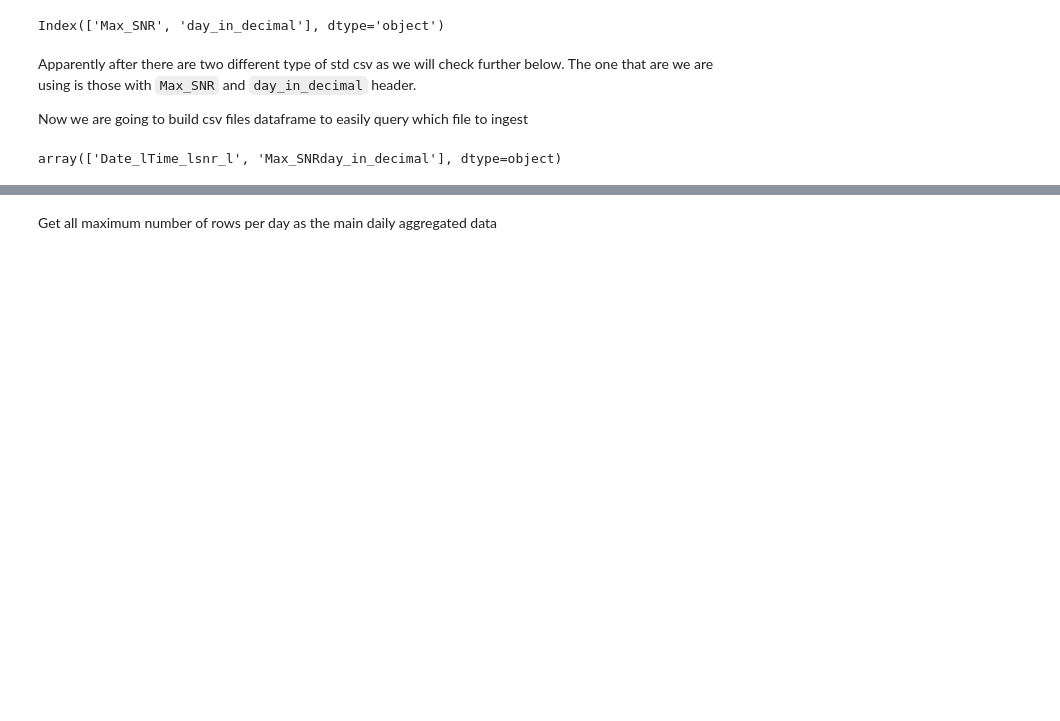
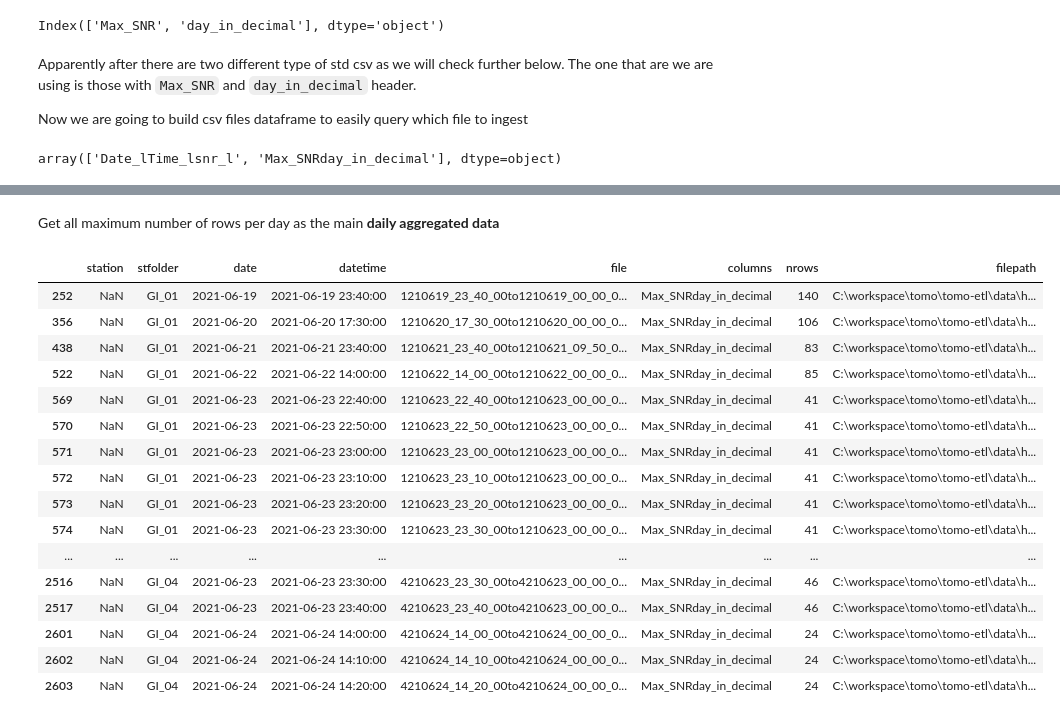
Before and after one commit to ptpsw/tomo-etl, a Jupyter notebook: etl.ipynb, the cells around one changed output, grey strips where cells are left out. Saved outputs shown, nothing was run; the diff lists cells and outputs as text; code cells hidden in the pictures; blank space fills up the shorter version.

```diff
--- a/etl.ipynb
+++ b/etl.ipynb
@@ -126,3 +189,24 @@ std_files_df
 # %% [markdown]
-Get all maximum number of rows per day as the main daily aggregated data
+Get all maximum number of rows per day as the main **daily aggregated data**
+# %%
+idx = std_files_df.groupby(["stfolder", "date"])['nrows'].transform(max) == std_files_df['nrows']
+std_files_df[idx]
+# %% [output]
+|  | station | stfolder | date | datetime | file | columns | nrows | filepath |
+| 252 | NaN | GI_01 | 2021-06-19 | 2021-06-19 23:40:00 | 1210619_23_40_00to1210619_00_00_0... | Max_SNRday_in_decimal | 140 | C:\workspace\tomo\tomo-etl\data\h... |
+| 356 | NaN | GI_01 | 2021-06-20 | 2021-06-20 17:30:00 | 1210620_17_30_00to1210620_00_00_0... | Max_SNRday_in_decimal | 106 | C:\workspace\tomo\tomo-etl\data\h... |
+| 438 | NaN | GI_01 | 2021-06-21 | 2021-06-21 23:40:00 | 1210621_23_40_00to1210621_09_50_0... | Max_SNRday_in_decimal | 83 | C:\workspace\tomo\tomo-etl\data\h... |
+| 522 | NaN | GI_01 | 2021-06-22 | 2021-06-22 14:00:00 | 1210622_14_00_00to1210622_00_00_0... | Max_SNRday_in_decimal | 85 | C:\workspace\tomo\tomo-etl\data\h... |
+| 569 | NaN | GI_01 | 2021-06-23 | 2021-06-23 22:40:00 | 1210623_22_40_00to1210623_00_00_0... | Max_SNRday_in_decimal | 41 | C:\workspace\tomo\tomo-etl\data\h... |
+| 570 | NaN | GI_01 | 2021-06-23 | 2021-06-23 22:50:00 | 1210623_22_50_00to1210623_00_00_0... | Max_SNRday_in_decimal | 41 | C:\workspace\tomo\tomo-etl\data\h... |
+| 571 | NaN | GI_01 | 2021-06-23 | 2021-06-23 23:00:00 | 1210623_23_00_00to1210623_00_00_0... | Max_SNRday_in_decimal | 41 | C:\workspace\tomo\tomo-etl\data\h... |
+| 572 | NaN | GI_01 | 2021-06-23 | 2021-06-23 23:10:00 | 1210623_23_10_00to1210623_00_00_0... | Max_SNRday_in_decimal | 41 | C:\workspace\tomo\tomo-etl\data\h... |
+| 573 | NaN | GI_01 | 2021-06-23 | 2021-06-23 23:20:00 | 1210623_23_20_00to1210623_00_00_0... | Max_SNRday_in_decimal | 41 | C:\workspace\tomo\tomo-etl\data\h... |
+| 574 | NaN | GI_01 | 2021-06-23 | 2021-06-23 23:30:00 | 1210623_23_30_00to1210623_00_00_0... | Max_SNRday_in_decimal | 41 | C:\workspace\tomo\tomo-etl\data\h... |
+| ... | ... | ... | ... | ... | ... | ... | ... | ... |
+| 2516 | NaN | GI_04 | 2021-06-23 | 2021-06-23 23:30:00 | 4210623_23_30_00to4210623_00_00_0... | Max_SNRday_in_decimal | 46 | C:\workspace\tomo\tomo-etl\data\h... |
+| 2517 | NaN | GI_04 | 2021-06-23 | 2021-06-23 23:40:00 | 4210623_23_40_00to4210623_00_00_0... | Max_SNRday_in_decimal | 46 | C:\workspace\tomo\tomo-etl\data\h... |
+| 2601 | NaN | GI_04 | 2021-06-24 | 2021-06-24 14:00:00 | 4210624_14_00_00to4210624_00_00_0... | Max_SNRday_in_decimal | 24 | C:\workspace\tomo\tomo-etl\data\h... |
+| 2602 | NaN | GI_04 | 2021-06-24 | 2021-06-24 14:10:00 | 4210624_14_10_00to4210624_00_00_0... | Max_SNRday_in_decimal | 24 | C:\workspace\tomo\tomo-etl\data\h... |
+| 2603 | NaN | GI_04 | 2021-06-24 | 2021-06-24 14:20:00 | 4210624_14_20_00to4210624_00_00_0... | Max_SNRday_in_decimal | 24 | C:\workspace\tomo\tomo-etl\data\h... |
 # %%
```
Also changed, not shown: parts of 34 cells of this notebook, 2 other files.
